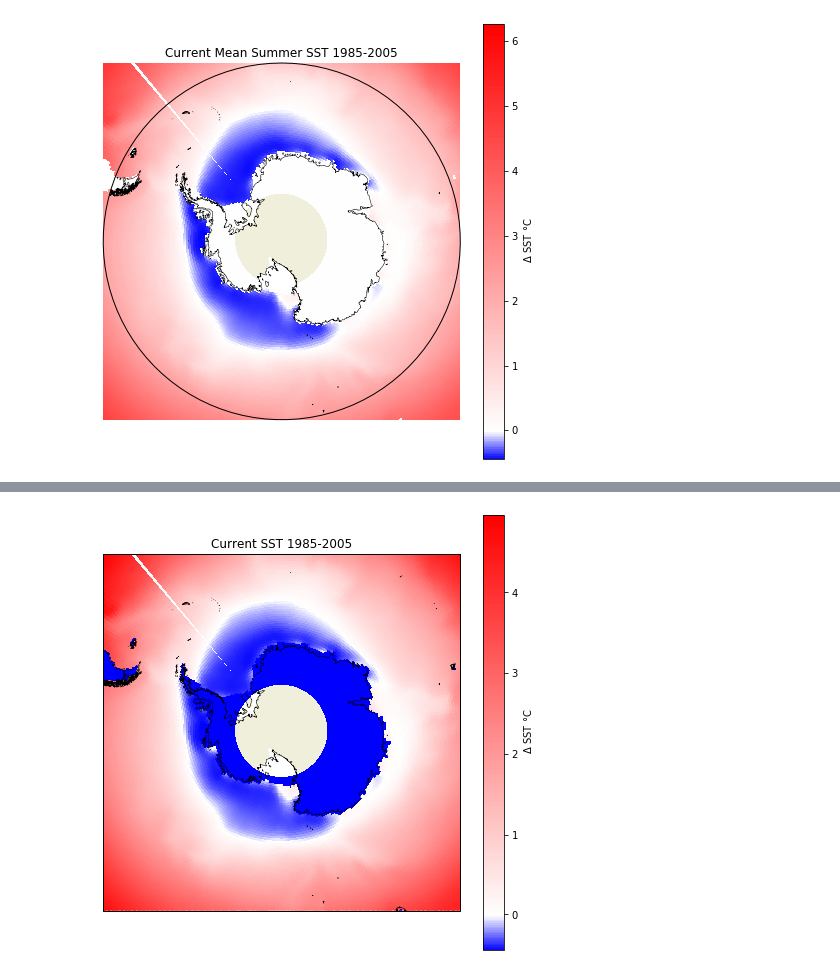
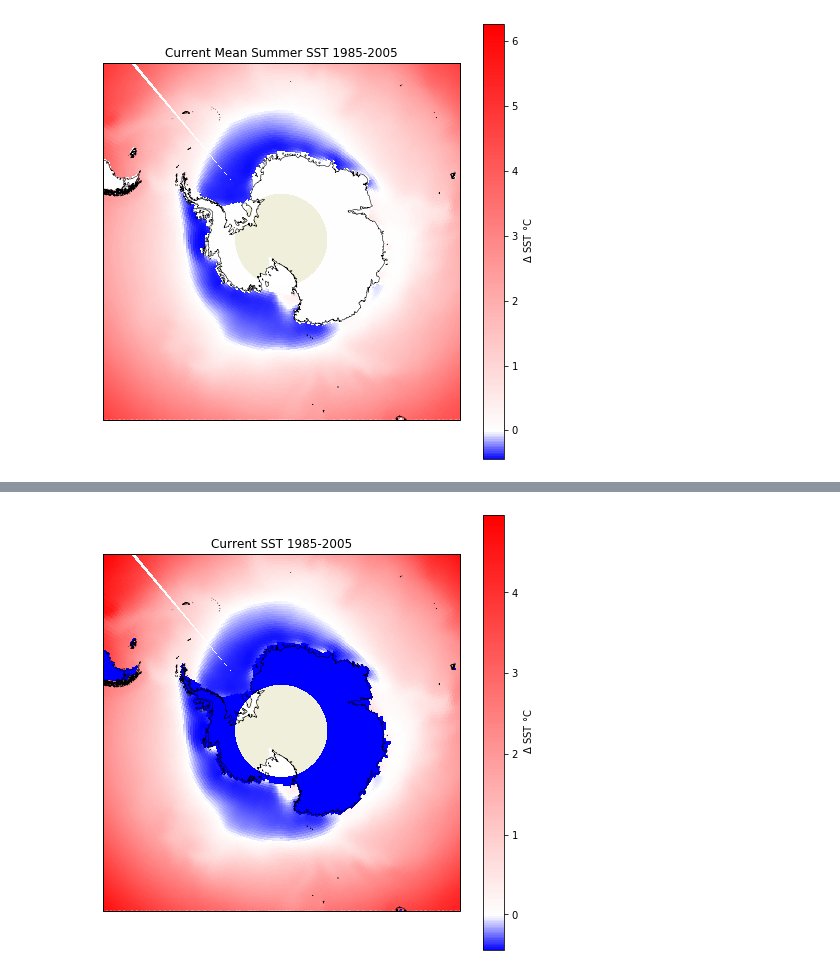
Before and after one commit to Zephyr-Sylvester/krill-cesm-le, a Jupyter notebook: notebooks/EquationValidation.ipynb, the cells around one changed output, grey strips where cells are left out. Drawn from its saved outputs; the diff is of its cells as text; code cells hidden in the pictures.

```diff
--- a/notebooks/EquationValidation.ipynb
+++ b/notebooks/EquationValidation.ipynb
@@ -73,22 +93,15 @@ class MidpointNormalize(colors.Normalize):
 # %%
 fig = plt.figure(figsize=(8,8))
 
 ax = fig.add_subplot(1,1,1, projection=ccrs.SouthPolarStereo())
 ax.set_title('Current Mean Summer SST 1985-2005')
 ax.set_extent([-180, 180, -90, -50], ccrs.PlateCarree())
 ax.coastlines('10m',linewidth=0.5)
 ax.add_feature(cfeature.LAND)
 
 pc=ax.pcolormesh(lon, lat, sst_mean.sel(epoch = '1985-2005'), cmap='bwr', norm=MidpointNormalize(midpoint=0.),
                  #vmin = -1, vmax = 6,
                  transform=ccrs.PlateCarree())
 cbar1 = fig.colorbar(pc, ax=ax,label=' $\Delta$ SST °C')
-
-theta = np.linspace(0, 2*np.pi, 100)
-center, radius = [0.5, 0.5], 0.5
-verts = np.vstack([np.sin(theta), np.cos(theta)]).T
-circle = mpath.Path(verts * radius + center)
-
-ax.set_boundary(circle, transform=ax.transAxes)
 # %% [output]
-[figure, old version]
+[figure, new version]
```
Also changed, not shown: parts of 16 cells of this notebook, 7 other files.
